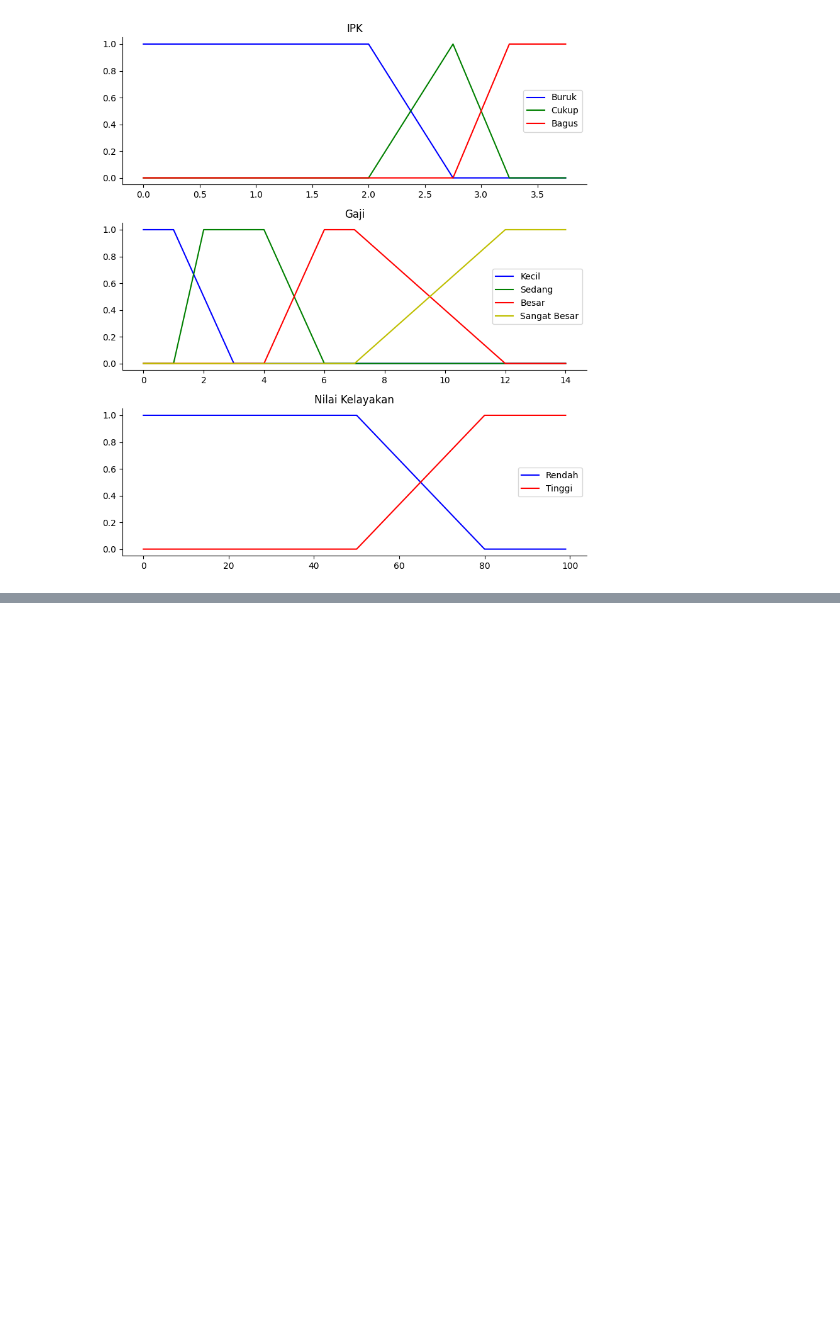
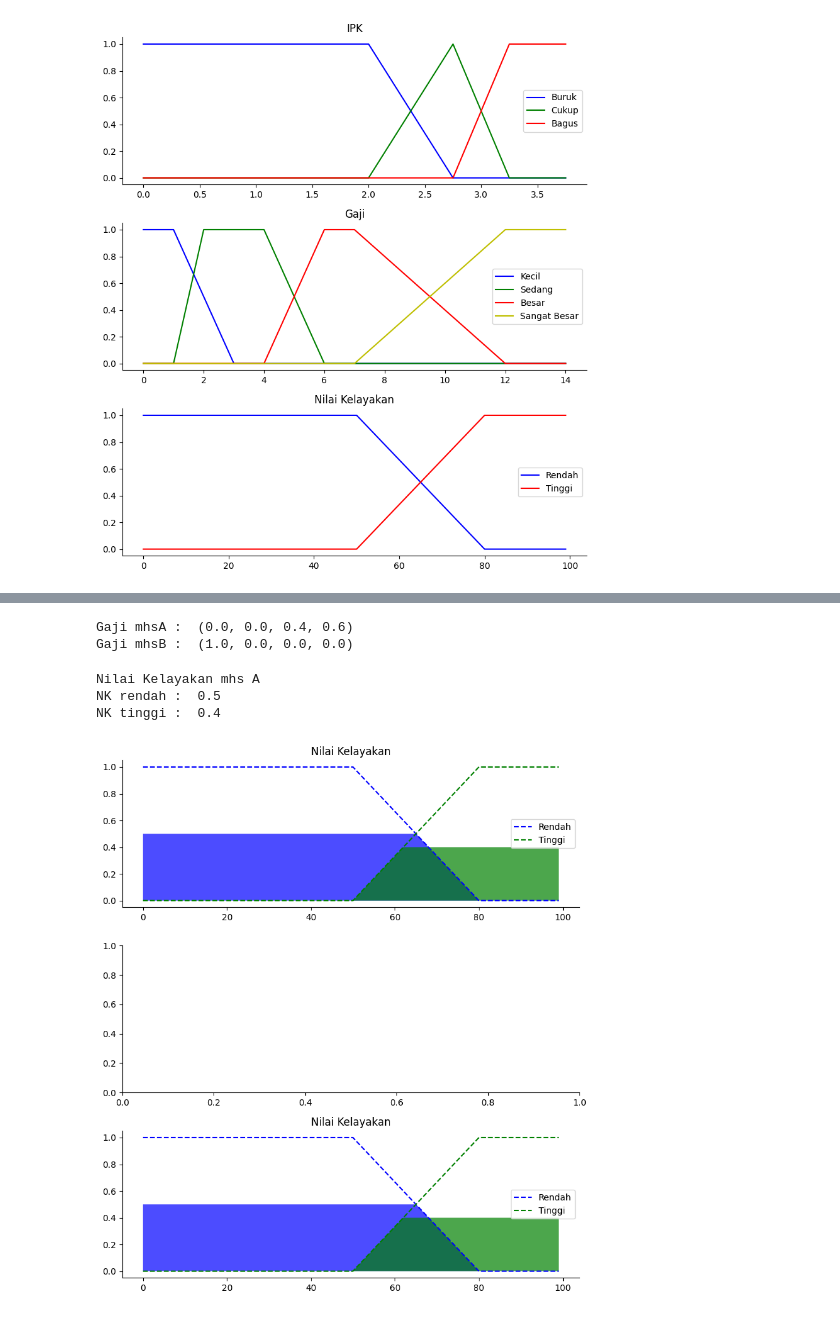
Before and after one commit to dyvaniest/kecerdasan-buatan-logika-fuzzy, a Jupyter notebook: fuzzy-mamdani.ipynb, the cells around one changed output, grey strips where cells are left out. Drawn from its saved outputs; the diff is of its cells as text; code cells hidden in the pictures; blank space fills up the shorter version.

```diff
--- a/fuzzy-mamdani.ipynb
+++ b/fuzzy-mamdani.ipynb
@@ -102,0 +128,74 @@ plt.tight_layout()
+# %%
+# menghitung Derajat Keanggotaan Gaji
+gaji_mhsA = fungsiKeanggotaan_Gaji(gaji_A)
+gaji_mhsB = fungsiKeanggotaan_Gaji(gaji_B)
+
+print("Gaji mhsA : ", gaji_mhsA)
+print("Gaji mhsB : ", gaji_mhsB)
+# %% [output]
+Gaji mhsA :  (0.0, 0.0, 0.4, 0.6)
+Gaji mhsB :  (1.0, 0.0, 0.0, 0.0)
+# %%
+# rule 7.IF IPK = Cukup AND Gaji = Besar THEN NK = Rendah
+nk_7 = np.fmin(ipk_mhsA[1],gaji_mhsA[2])
+
+# rule 8.IF IPK = Cukup AND Gaji = Sangat Besar THEN NK = Rendah
+nk_8 = np.fmin(ipk_mhsA[1],gaji_mhsA[3])
+
+# rule 11.IF IPK = Bagus AND Gaji = Besar THEN NK = Tinggi
+nk_11 = np.fmin(ipk_mhsA[2],gaji_mhsA[2])
+
+# rule 12.IF IPK = Bagus AND Gaji = Sangat Besar THEN NK = Rendah
+nk_12 = np.fmin(ipk_mhsA[2],gaji_mhsA[3])
+
+mhsA_nk_rendah = np.fmax(nk_7, np.fmax(nk_8, nk_12))
+mhsA_nk_tinggi = nk_11
+
+print("Nilai Kelayakan mhs A")
+print("NK rendah : ", mhsA_nk_rendah)
+print("NK tinggi : ", mhsA_nk_tinggi)
+# %% [output]
+Nilai Kelayakan mhs A
+NK rendah :  0.5
+NK tinggi :  0.4
+# %%
+# Untuk Plot Arsir, pakai np.fmin
+mhsA_nk_rendah = np.fmin(mhsA_nk_rendah, nk_rendah)
+mhsA_nk_tinggi = np.fmin(mhsA_nk_tinggi, nk_tinggi)
+
+# titik awal arsir
+nk0 = np.zeros_like(x_nk)
+nkr = np.zeros_like(nk_rendah)
+nkt = np.zeros_like(nk_tinggi)
+
+#visualize this
+fig, (ax0, ax1, ax2) = plt.subplots(nrows=3, figsize=(8,9))
+
+# x_nk_rendah = np.arrange(0, 80 1)
+ax0.fill_between(x_nk, nkr, mhsA_nk_rendah, facecolor='b', alpha=0.7)
+ax0.plot(x_nk, nk_rendah, 'b', linewidth=1.5, linestyle='--', label ='Rendah')
+ax0.set_title('Nilai Kelayakan')
+ax0.legend()
+
+ax0.fill_between(x_nk, nkt, mhsA_nk_tinggi, facecolor='g', alpha=0.7)
+ax0.plot(x_nk, nk_tinggi, 'g', linewidth=1.5, linestyle='--', label ='Tinggi')
+ax0.set_title('Nilai Kelayakan')
+ax0.legend()
+
+ax2.fill_between(x_nk, nkr, mhsA_nk_rendah, facecolor='b', alpha=0.7)
+ax2.plot(x_nk, nk_rendah, 'b', linewidth=1.5, linestyle='--', label ='Rendah')
+ax2.fill_between(x_nk, nkt, mhsA_nk_tinggi, facecolor='g', alpha=0.7)
+ax2.plot(x_nk, nk_tinggi, 'g', linewidth=1.5, linestyle='--', label ='Tinggi')
+ax2.set_title('Nilai Kelayakan')
+ax2.legend()
+
+# Turn Off Top/Right axes
+for ax in (ax0, ax1, ax2):
+    ax.spines['top'].set_visible(False)
+    ax.spines['right'].set_visible(False)
+    ax.get_xaxis().tick_bottom()
+    ax.get_yaxis().tick_left()
+
+plt.tight_layout()
+# %% [output]
+[figure, added]
```
Also changed, not shown: parts of 8 cells of this notebook.
